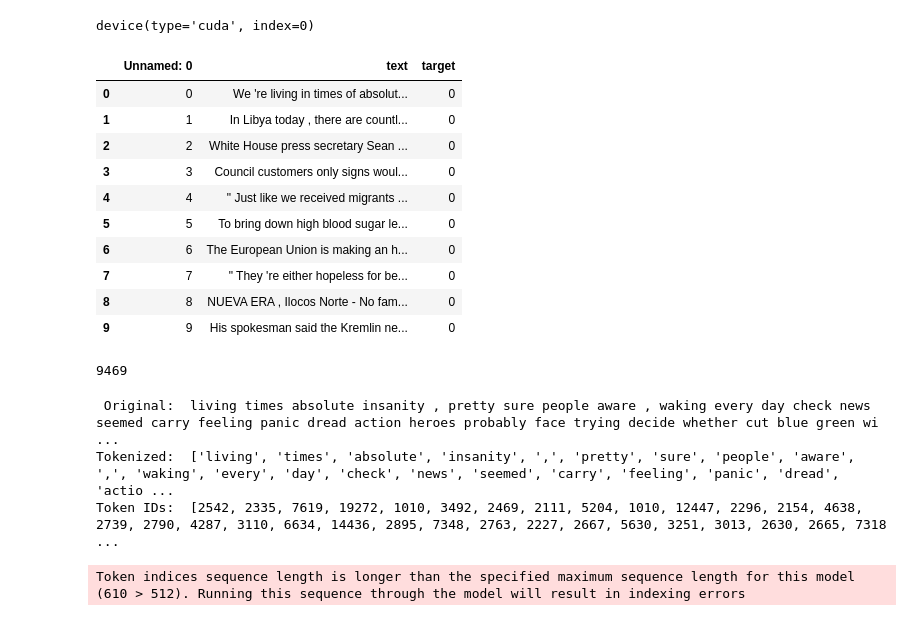
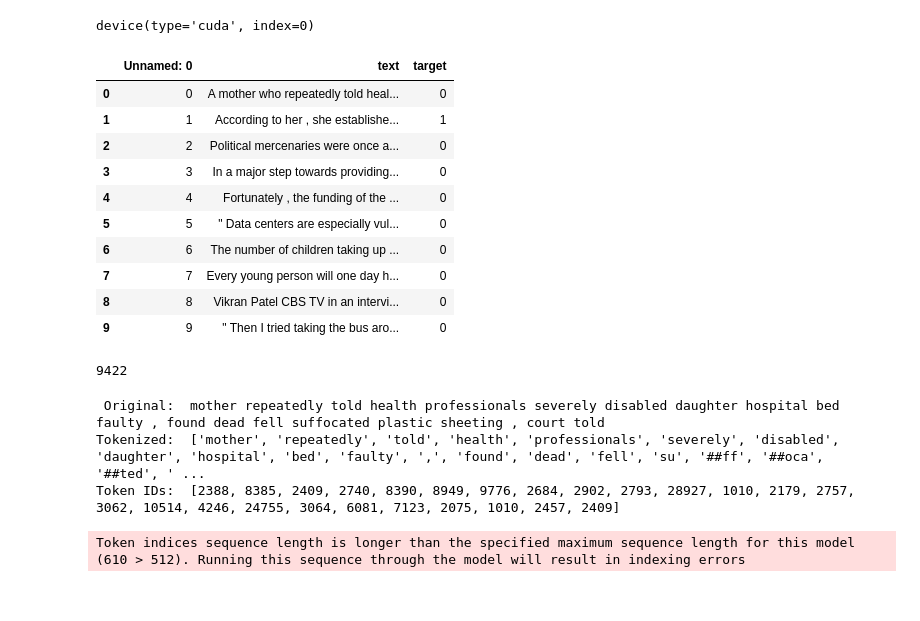
Before and after one commit to erine125/573-PCL-detection, a Jupyter notebook: src/BERT_PCL_detection.ipynb, the cells around one changed output. Saved outputs shown, nothing was run; the diff lists cells and outputs as text; code cells hidden in the pictures.

```diff
--- a/src/BERT_PCL_detection.ipynb
+++ b/src/BERT_PCL_detection.ipynb
@@ -39,20 +39,20 @@ device
 device(type='cuda', index=0)
 # %%
 # Transform to pd dataframe and print first rows
-df = pd.read_csv("train_dataset.csv")
+df = pd.read_csv("data\\split_data\\train_dataset.csv")
 df.head(n=10)
 # %% [output]
 |  | Unnamed: 0 | text | target |
-| 0 | 0 | We 're living in times of absolut... | 0 |
-| 1 | 1 | In Libya today , there are countl... | 0 |
-| 2 | 2 | White House press secretary Sean ... | 0 |
-| 3 | 3 | Council customers only signs woul... | 0 |
-| 4 | 4 | " Just like we received migrants ... | 0 |
-| 5 | 5 | To bring down high blood sugar le... | 0 |
-| 6 | 6 | The European Union is making an h... | 0 |
-| 7 | 7 | " They 're either hopeless for be... | 0 |
-| 8 | 8 | NUEVA ERA , Ilocos Norte - No fam... | 0 |
-| 9 | 9 | His spokesman said the Kremlin ne... | 0 |
+| 0 | 0 | A mother who repeatedly told heal... | 0 |
+| 1 | 1 | According to her , she establishe... | 1 |
+| 2 | 2 | Political mercenaries were once a... | 0 |
+| 3 | 3 | In a major step towards providing... | 0 |
+| 4 | 4 | Fortunately , the funding of the ... | 0 |
+| 5 | 5 | " Data centers are especially vul... | 0 |
+| 6 | 6 | The number of children taking up ... | 0 |
+| 7 | 7 | Every young person will one day h... | 0 |
+| 8 | 8 | Vikran Patel CBS TV in an intervi... | 0 |
+| 9 | 9 | " Then I tried taking the bus aro... | 0 |
 # %%
 # This is the preprocessing from the tutorial. We may adapt it however we want.
 # This one is VERY strict so it removes stopwords, emojis, punctuation, etc.
@@ -104,7 +104,7 @@ df['text'] = df['text'].apply(lambda x: clean_text(x))
 df.head()
 len(df)
 # %% [output]
-9469
+9422
 # %%
 sentences = df.text.values
 labels = df.target.values
@@ -118,9 +118,9 @@ print('Tokenized: ', tokenizer.tokenize(sentences[0]))
 # Print the sentence mapped to token ids.
 print('Token IDs: ', tokenizer.convert_tokens_to_ids(tokenizer.tokenize(sentences[0])))
 # %% [output]
- Original:  living times absolute insanity , pretty sure people aware , waking every day check news seemed carry feeling panic dread action heroes probably face trying decide whether cut blue green wi ...
-Tokenized:  ['living', 'times', 'absolute', 'insanity', ',', 'pretty', 'sure', 'people', 'aware', ',', 'waking', 'every', 'day', 'check', 'news', 'seemed', 'carry', 'feeling', 'panic', 'dread', 'actio ...
-Token IDs:  [2542, 2335, 7619, 19272, 1010, 3492, 2469, 2111, 5204, 1010, 12447, 2296, 2154, 4638, 2739, 2790, 4287, 3110, 6634, 14436, 2895, 7348, 2763, 2227, 2667, 5630, 3251, 3013, 2630, 2665, 7318 ...
+ Original:  mother repeatedly told health professionals severely disabled daughter hospital bed faulty , found dead fell suffocated plastic sheeting , court told
+Tokenized:  ['mother', 'repeatedly', 'told', 'health', 'professionals', 'severely', 'disabled', 'daughter', 'hospital', 'bed', 'faulty', ',', 'found', 'dead', 'fell', 'su', '##ff', '##oca', '##ted', ' ...
+Token IDs:  [2388, 8385, 2409, 2740, 8390, 8949, 9776, 2684, 2902, 2793, 28927, 1010, 2179, 2757, 3062, 10514, 4246, 24755, 3064, 6081, 7123, 2075, 1010, 2457, 2409]
 # %%
 # This actually tokenizes all the sentences and updates the max length so the model knows where to pad the sentences.
 max_len = 0
```
Also changed, not shown: parts of 9 cells of this notebook, 13 other files.
